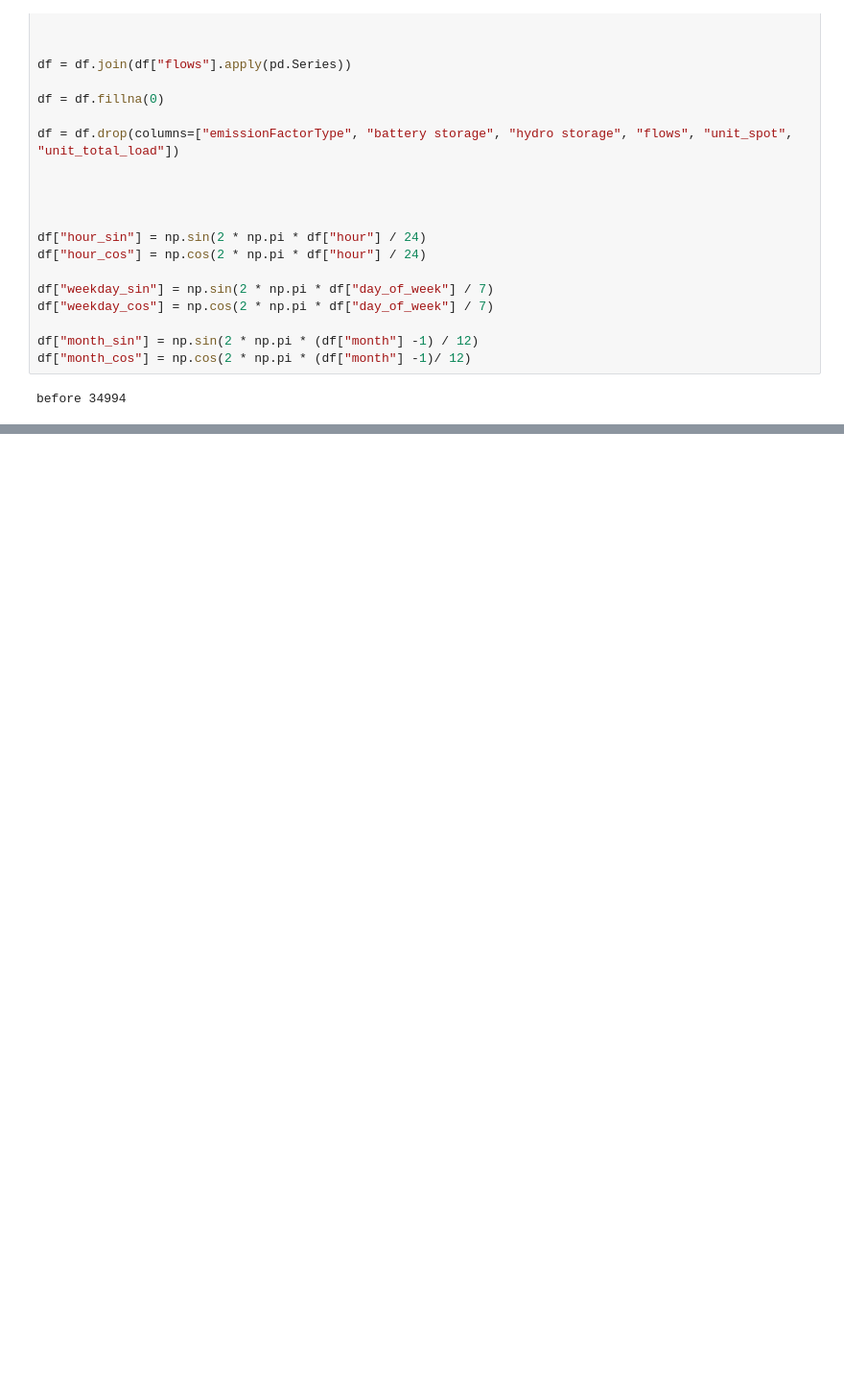
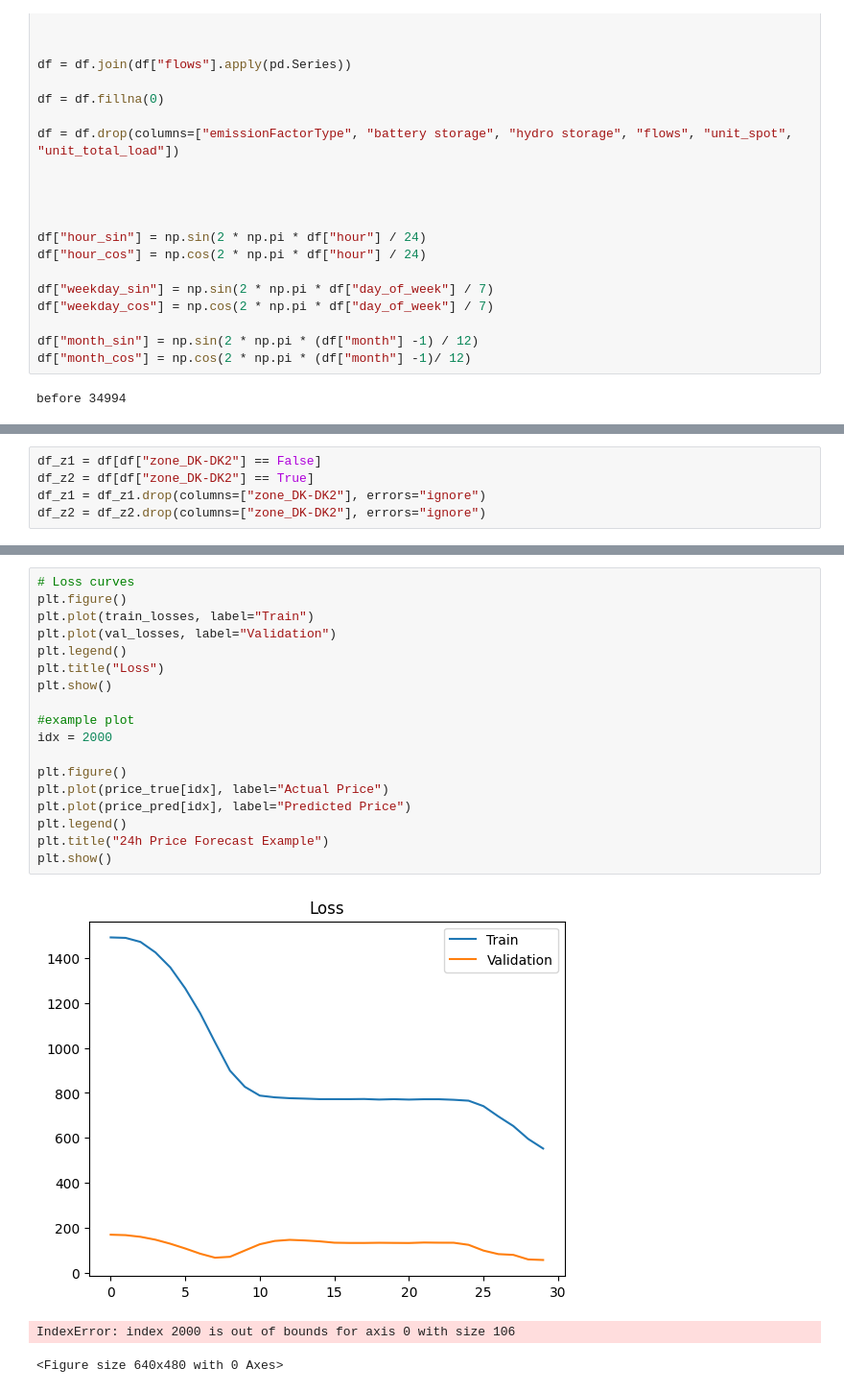
Before and after one commit to JonasDennisHansen/Advanced_business_analytics, a Jupyter notebook: LSTM_ludvig.ipynb, the cells around one changed output, grey strips where cells are left out. Shown at 96% size. Saved outputs shown, nothing was run; the diff lists cells and outputs as text; blank space fills up the shorter version.

```diff
--- a/LSTM_ludvig.ipynb
+++ b/LSTM_ludvig.ipynb
@@ -681,0 +764,5 @@ plt.show()
+# %%
+df_z1 = df[df["zone_DK-DK2"] == False]
+df_z2 = df[df["zone_DK-DK2"] == True]
+df_z1 = df_z1.drop(columns=["zone_DK-DK2"], errors="ignore")
+df_z2 = df_z2.drop(columns=["zone_DK-DK2"], errors="ignore")
@@ -681,0 +915,22 @@ plt.show()
+# %%
+# Loss curves
+plt.figure()
+plt.plot(train_losses, label="Train")
+plt.plot(val_losses, label="Validation")
+plt.legend()
+plt.title("Loss")
+plt.show()
+
+#example plot
+idx = 2000
+
+plt.figure()
+plt.plot(price_true[idx], label="Actual Price")
+plt.plot(price_pred[idx], label="Predicted Price")
+plt.legend()
+plt.title("24h Price Forecast Example")
+plt.show()
+# %% [output]
+[figure, added]
+IndexError: index 2000 is out of bounds for axis 0 with size 106
+<Figure size 640x480 with 0 Axes>
```
Also changed, not shown: parts of 15 cells of this notebook.
